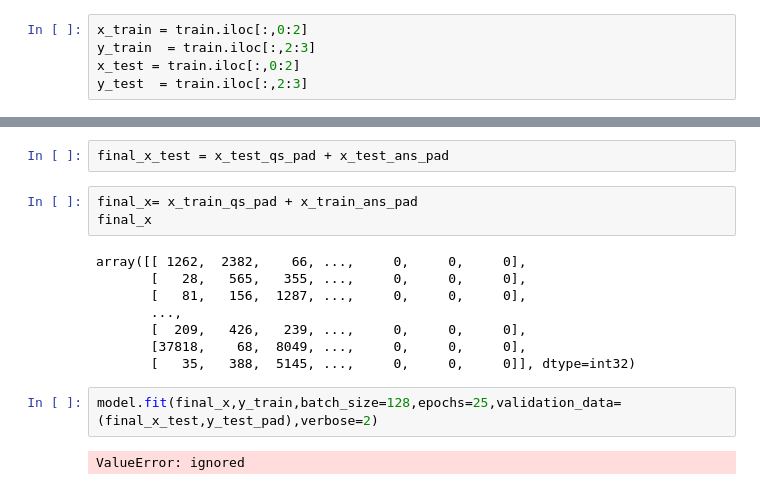
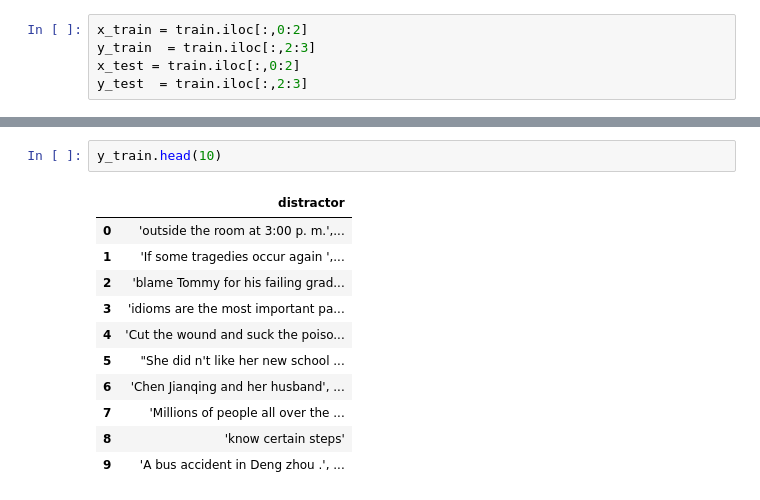
Before and after one commit to RohitPatilRRP/valueLabs, a Jupyter notebook: valueLabs.ipynb, the cells around one changed output, grey strips where cells are left out. Saved outputs shown, nothing was run; the diff lists cells and outputs as text.

```diff
--- a/valueLabs.ipynb
+++ b/valueLabs.ipynb
@@ -119,17 +47,14 @@ Building Model..
-# %%
-final_x_test = x_test_qs_pad + x_test_ans_pad
-# %%
-final_x= x_train_qs_pad + x_train_ans_pad
-final_x
-# %% [output]
-array([[ 1262,  2382,    66, ...,     0,     0,     0],
-       [   28,   565,   355, ...,     0,     0,     0],
-       [   81,   156,  1287, ...,     0,     0,     0],
-       ...,
-       [  209,   426,   239, ...,     0,     0,     0],
-       [37818,    68,  8049, ...,     0,     0,     0],
-       [   35,   388,  5145, ...,     0,     0,     0]], dtype=int32)
-# %%
-model.fit(final_x,y_train,batch_size=128,epochs=25,validation_data=(final_x_test,y_test_pad),verbose=2)
-# %% [output]
-ValueError: ignored
+# %%
+y_train.head(10)
+# %% [output]
+|  | distractor |
+| 0 | 'outside the room at 3:00 p. m.',... |
+| 1 | 'If some tragedies occur again ',... |
+| 2 | 'blame Tommy for his failing grad... |
+| 3 | 'idioms are the most important pa... |
+| 4 | 'Cut the wound and suck the poiso... |
+| 5 | "She did n't like her new school ... |
+| 6 | 'Chen Jianqing and her husband', ... |
+| 7 | 'Millions of people all over the ... |
+| 8 | 'know certain steps' |
+| 9 | 'A bus accident in Deng zhou .', ... |
```
Also changed, not shown: parts of 18 cells of this notebook.
